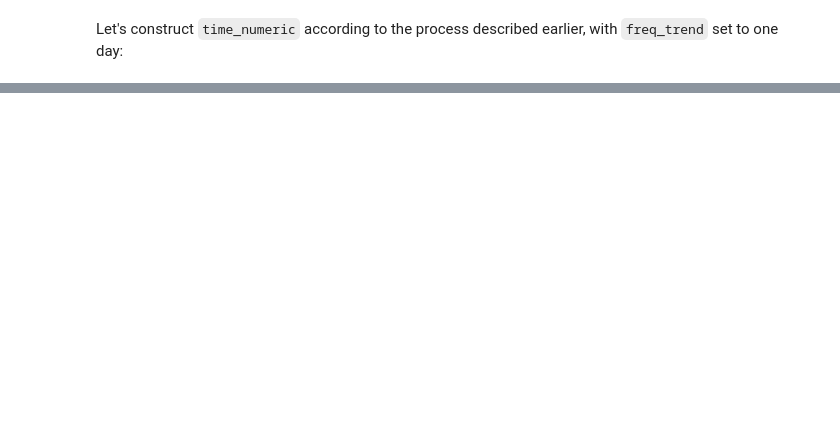
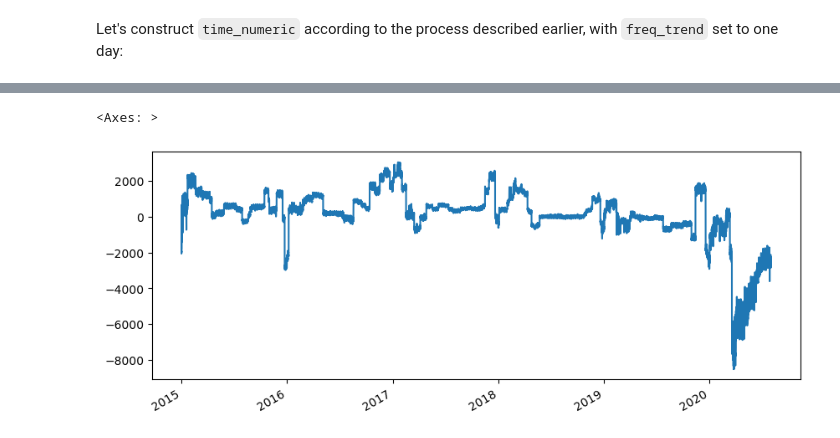
Before and after one commit to CyrilJl/apyxl, a Jupyter notebook: docs/source/tours/ts_normalization.ipynb, the cells around one changed output, grey strips where cells are left out. Drawn from its saved outputs; the diff is of its cells as text; code cells hidden in the pictures; blank space fills up the shorter version.

```diff
--- a/docs/source/tours/ts_normalization.ipynb
+++ b/docs/source/tours/ts_normalization.ipynb
@@ -116,0 +161,15 @@ plt.show()
+# %%
+def quantiles(df, q, suffix=''):
+    dfq = df.quantile(q=q, axis=1).T
+    dfq.columns = [f'{suffix}_q{q_}' for q_ in q]
+    return dfq
+# %%
+q = (0.01, 0.1, 0.25, 0.50, 0.75, 0.90, 0.99)
+X = [load.copy()]
+for field in ('temp', 'windspeed', 'skycoverage', 'precipitation-1h'):
+    X.append(quantiles(df=data[field], q=q, suffix=field))
+X = pd.concat(X, axis=1)
+X['month'] = X.index.month
+X['weekday'] = X.index.weekday
+X['hour'] = X.index.hour
+X.sample(3)
@@ -116,0 +184,8 @@ plt.show()
+# %%
+tsn = TimeSeriesNormalizer(freq_trend='7d')
+trend, shap_values = tsn.normalize(X=X, target='load', return_shap_values=True, shift='auto')
+# %%
+trend.plot(figsize=(10, 4))
+# %% [output]
+<Axes: >
+[figure, added]
```
Also changed, not shown: parts of 20 cells of this notebook.
